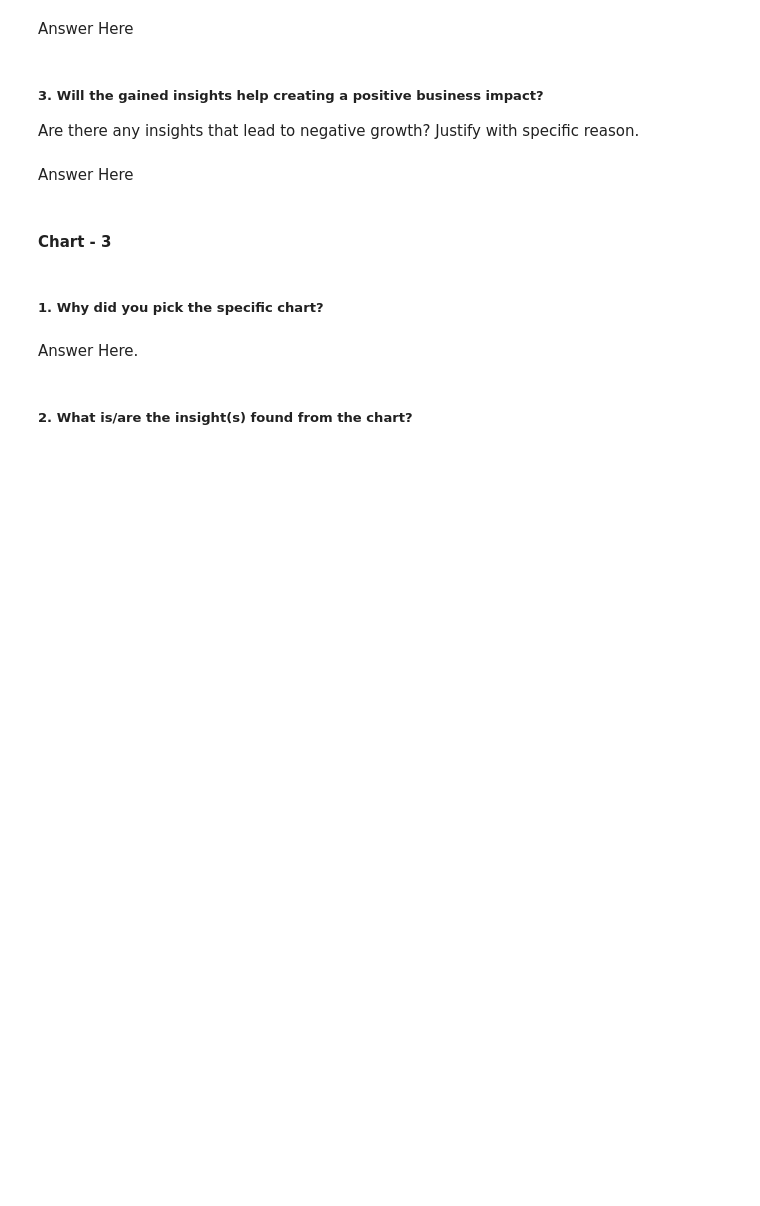
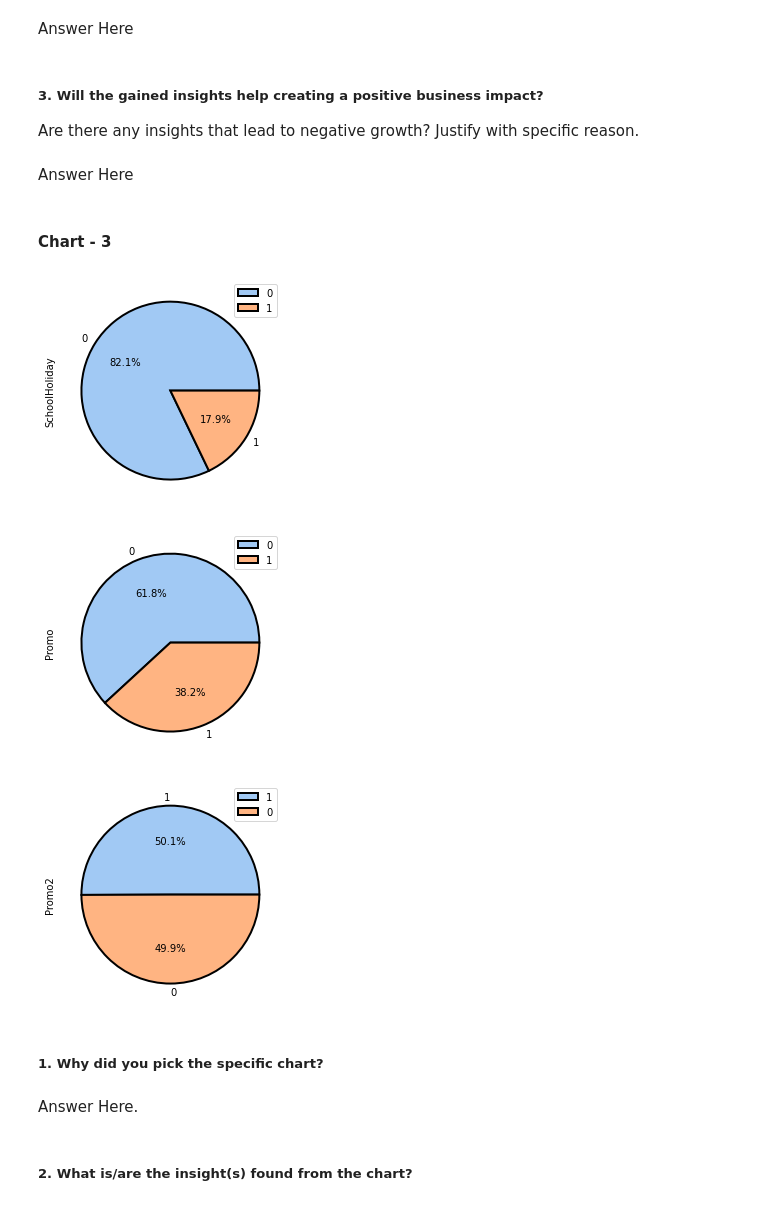
Before and after one commit to prasadwagh2503/Rossmann-Retail-Sales-Predictions, a Jupyter notebook: Prasad_Regression.ipynb, the cells around one changed output. Saved outputs shown, nothing was run; the diff lists cells and outputs as text; code cells hidden in the pictures; blank space fills up the shorter version.

```diff
--- a/Prasad_Regression.ipynb
+++ b/Prasad_Regression.ipynb
@@ -630,3 +628,26 @@ Answer Here
+# %%
+# Chart - 3 visualization code
+
+plt.figure(figsize=(9,9))
+plt.subplot(2,2,1)
+merged_df["SchoolHoliday"].value_counts().plot.pie(colors= sns.color_palette('pastel'),legend=True,autopct = '%1.1f%%',wedgeprops = {"edgecolor" : "black",'linewidth': 2,'antialiased': True})
+plt.show()
+
+
+plt.figure(figsize=(9,9))
+plt.subplot(2,2,2)
+merged_df["Promo"].value_counts().plot.pie(colors= sns.color_palette('pastel'),legend=True,autopct = '%1.1f%%',wedgeprops = {"edgecolor" : "black",'linewidth': 2,'antialiased': True})
+plt.show()
+
+
+plt.figure(figsize=(9,9))
+plt.subplot(2,2,3)
+merged_df["Promo2"].value_counts().plot.pie(colors= sns.color_palette('pastel'),legend=True,autopct = '%1.1f%%',wedgeprops = {"edgecolor" : "black",'linewidth': 2,'antialiased': True})
+plt.show()
+# %% [output]
+[figure, added]
+[figure, added]
+[figure, added]
 # %% [markdown]
 ##### 1. Why did you pick the specific chart?
 # %% [markdown]
```
Also changed, not shown: parts of 2 cells of this notebook.
